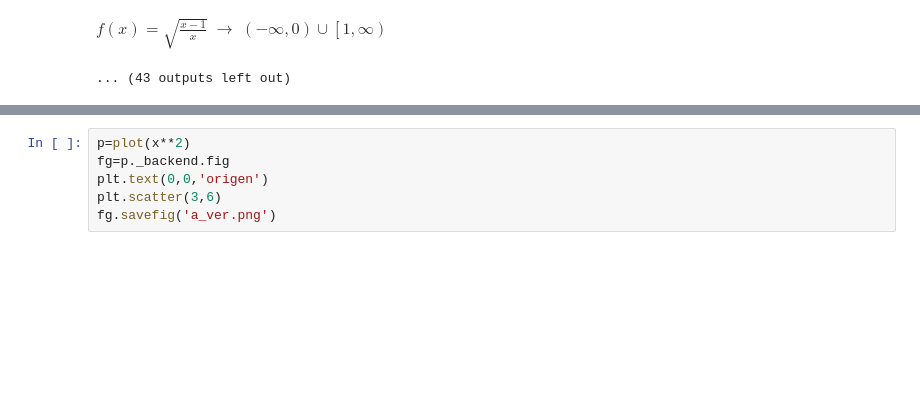
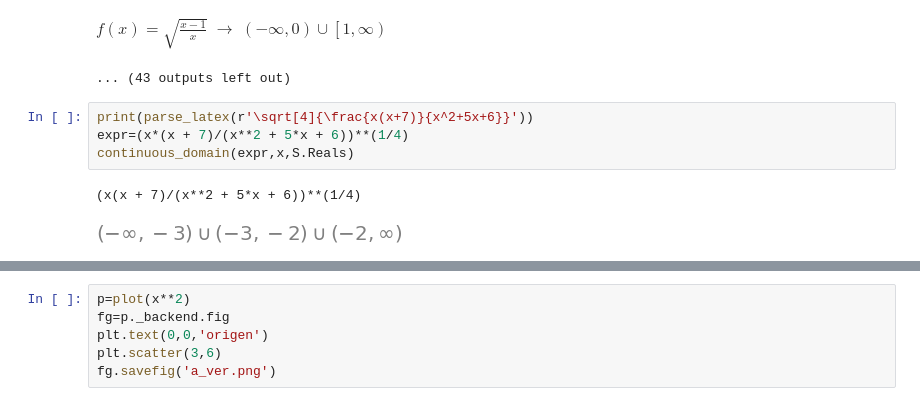
Before and after one commit to crdguez/mat4ac, a Jupyter notebook: notebooks/16-funciones.ipynb, the cells around one changed output, grey strips where cells are left out. Drawn from its saved outputs; the diff is of its cells as text; blank space fills up the shorter version.

```diff
--- a/notebooks/16-funciones.ipynb
+++ b/notebooks/16-funciones.ipynb
@@ -120,6 +120,13 @@ solucion_latex: $\left(-\infty, -2\right) \cup \left(-2, \infty\right)$
 #### Ejercicio:
 $f(x)=\sqrt{\frac{x-1}{x}}$ $\to$ $\left(-\infty, 0\right) \cup \left[1, \infty\right)$
 ... (43 outputs left out)
+# %%
+print(parse_latex(r'\sqrt[4]{\frac{x(x+7)}{x^2+5x+6}}'))
+expr=(x*(x + 7)/(x**2 + 5*x + 6))**(1/4)
+continuous_domain(expr,x,S.Reals)
+# %% [output]
+(x(x + 7)/(x**2 + 5*x + 6))**(1/4)
+[figure, added]
 # %%
 def trozos(f):
     # Función que devuelve el extremo superior de los tramos, los límites laterales, y el valor de la función
```
Also changed, not shown: parts of 8 cells of this notebook, 8 other files.
